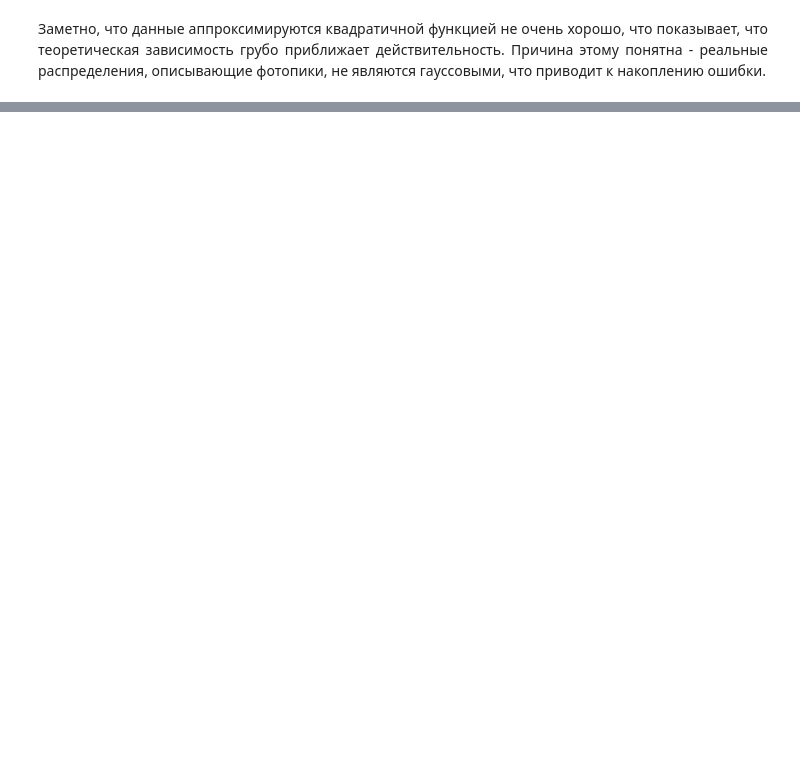
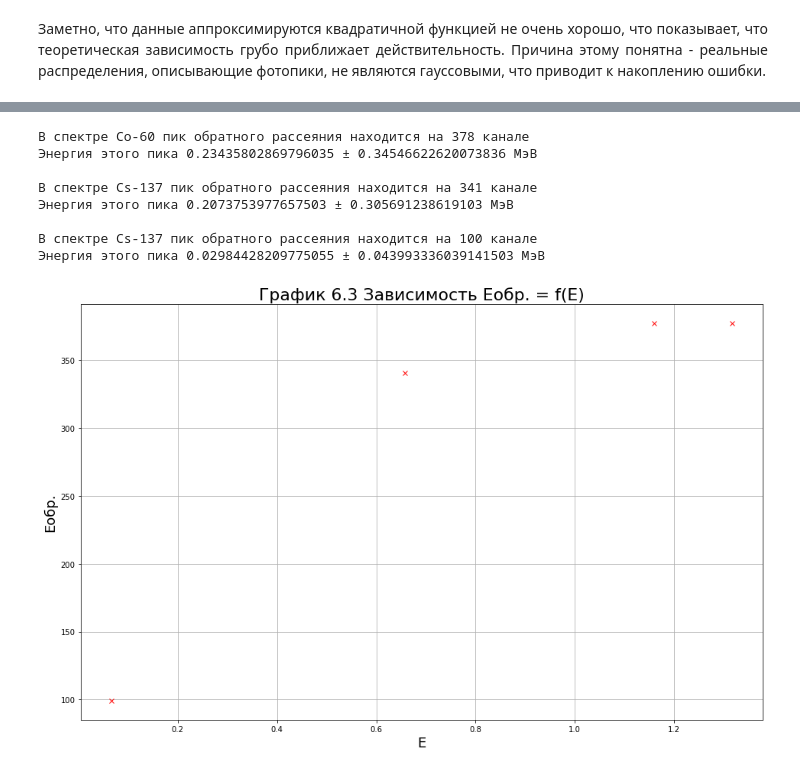
Before and after one commit to Theta-Lev/Labs, a Jupyter notebook: 5.5.5/5.5.5.ipynb, the cells around one changed output, grey strips where cells are left out. Saved outputs shown, nothing was run; the diff lists cells and outputs as text; code cells hidden in the pictures; blank space fills up the shorter version.

```diff
--- a/5.5.5/5.5.5.ipynb
+++ b/5.5.5/5.5.5.ipynb
@@ -563,0 +555,66 @@ plt.show()
+# %%
+# Co-60
+p0 = [300,375,20]
+popt, perr = LS_fit(data_Co[324:425], G, p0)
+x0_Co = float(popt[1])
+dx0_Co = float(perr[1])
+
+print("В спектре Co-60 пик обратного рассеяния находится на", int(x0_Co)+1, "канале")
+
+E_Co = k * x0_Co + b
+dE_Co = E_Co * np.sqrt((dk/k)**2 + (db/b)**2)
+
+print("Энергия этого пика", E_Co, "±", dE_Co, "МэВ")
+print("")
+
+# Cs-137
+p0 = [150,375,20]
+popt, perr = LS_fit(data_Cs[274:400], G, p0)
+x0_Cs = float(popt[1])
+dx0_Cs = float(perr[1])
+
+print("В спектре Cs-137 пик обратного рассеяния находится на", int(x0_Cs)+1, "канале")
+
+E_Cs = k * x0_Cs + b
+dE_Cs = E_Cs * np.sqrt((dk/k)**2 + (db/b)**2)
+
+print("Энергия этого пика", E_Cs, "±", dE_Cs, "МэВ")
+print("")
+
+# Am-241
+p0 = [2000,100,10]
+popt, perr = LS_fit(data_Am[75:113], G, p0)
+x0_Am = float(popt[1])
+dx0_Am = float(perr[1])
+
+print("В спектре Cs-137 пик обратного рассеяния находится на", int(x0_Am)+1, "канале")
+
+E_Am = k * x0_Am + b
+dE_Am = E_Am * np.sqrt((dk/k)**2 + (db/b)**2)
+
+print("Энергия этого пика", E_Am, "±", dE_Am, "МэВ")
+
+# построение графика зависимости
+
+x_pt = np.array(Energies[:4])
+dx_pt = x_pt * np.sqrt ((dk/(k*x_pt))**2 + (db/b)**2)
+y_pt = [x0_Co, x0_Co, x0_Cs, x0_Am]
+dy_pt = [dx0_Co, dx0_Co, dx0_Cs, dx0_Am]
+
+plt.figure(figsize=(16, 10))
+plt.grid(visible=1, which='both', axis='both')
+plt.errorbar(x_pt, y_pt, fmt="x", color="r")
+plt.title('График 6.3 Зависимость Eобр. = f(E)', fontsize=22)
+plt.xlabel('E', fontsize = 18)
+plt.ylabel('Eобр.', fontsize = 18)
+plt.show()
+# %% [output]
+В спектре Co-60 пик обратного рассеяния находится на 378 канале
+Энергия этого пика 0.23435802869796035 ± 0.34546622620073836 МэВ
+
+В спектре Cs-137 пик обратного рассеяния находится на 341 канале
+Энергия этого пика 0.2073753977657503 ± 0.305691238619103 МэВ
+
+В спектре Cs-137 пик обратного рассеяния находится на 100 канале
+Энергия этого пика 0.02984428209775055 ± 0.043993336039141503 МэВ
+[figure, added]
```
Also changed, not shown: parts of 13 cells of this notebook.
